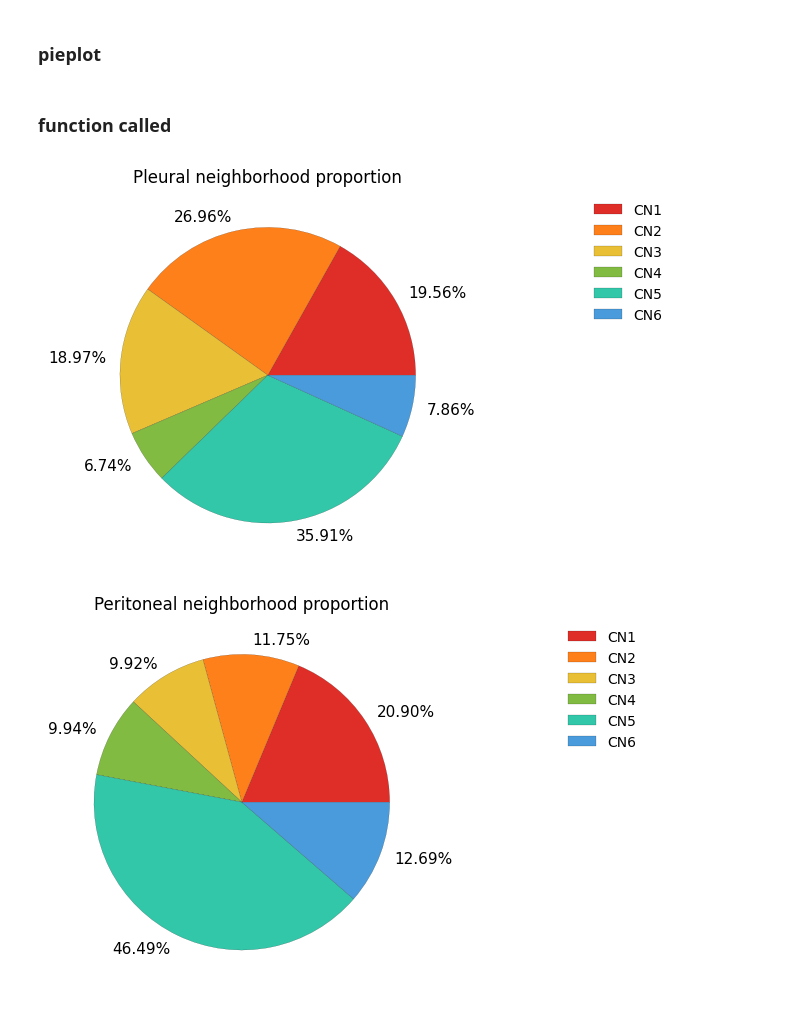
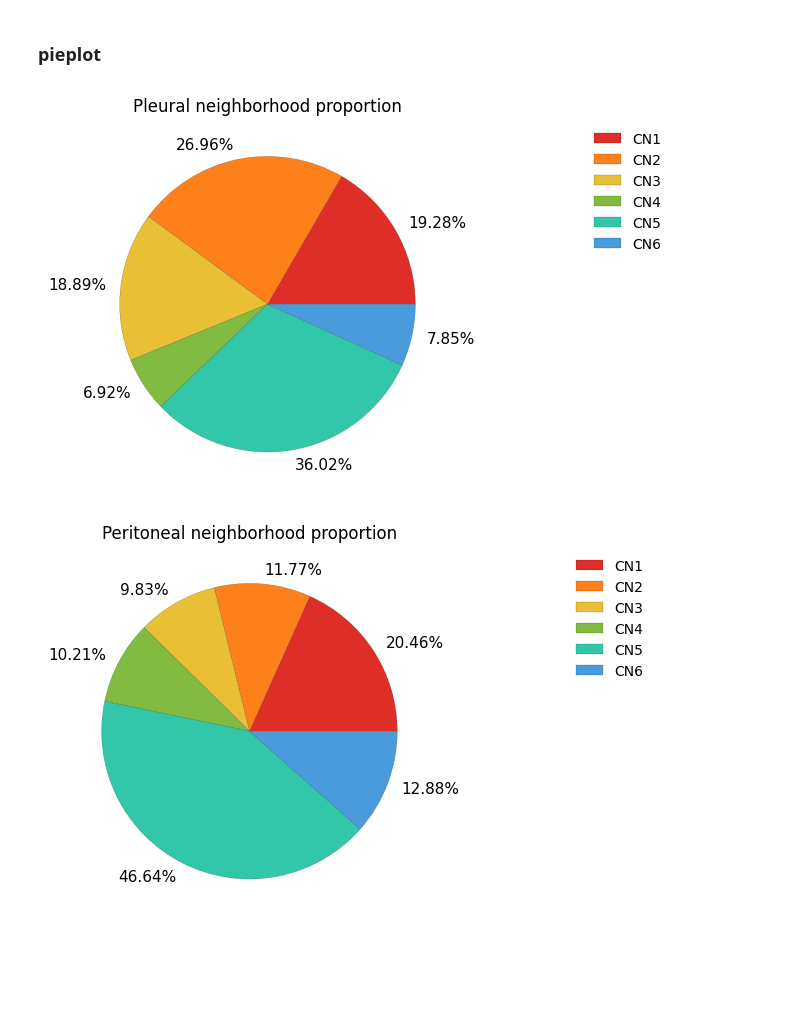
Before and after one commit to osmanbeyoglulab/MesotheliomaSpatialAtlas_analysis, a Jupyter notebook: notebook/Figures_with_Python.ipynb, the cells around one changed output. Saved outputs shown, nothing was run; the diff lists cells and outputs as text; code cells hidden in the pictures; blank space fills up the shorter version.

```diff
--- a/notebook/Figures_with_Python.ipynb
+++ b/notebook/Figures_with_Python.ipynb
@@ -518,5 +579,3 @@ s = clustermap_plot(lfc)
 [figure]
 # %% [markdown]
 ### pieplot
-# %% [markdown]
-### function called
@@ -585,28 +582,26 @@ def PiePlot_CN_byPatient(data1, title, by="Neighborhood", angle=220, nolegend=Fa
 # %%
 ##########################################
-# analysis
+# Please run heatmap to generate df_c
 
-n_neighbor=6
-df = pd.read_csv(f"../data_and_figure/neighborhood/50-{n_neighbor}.csv",  dtype={"MVB": str})
-
+df = df_c
 df.loc[:,'Neighborhood'] = "CN" + (( df.loc[:,'Neighborhood'+str(n_neighbor)].astype("int") + 1).astype(str))
 # df.to_csv ("./cellular_neighborhood_code/output/Distancecutoff/50_6_m.csv")
 
 
 # pieplot
 
 casetype = "Pleural" #"Peritoneal"## ##"Peritoneal" # # # # #
 # casetype = "Peritoneal"
 df_sub = df.loc[ df['CaseType'] == casetype, :]
 title = f"{casetype} neighborhood proportion"
 PiePlot_CN_byPatient(df_sub, title, by="Neighborhood", angle=0, nolegend=False)
 
 #
 casetype = "Peritoneal"
 df_sub = df.loc[ df['CaseType'] == casetype, :]
 title = f"{casetype} neighborhood proportion"
 # PiePlot(df_sub['Neighborhood'].sort_values(), filename, title, save=True)
 PiePlot_CN_byPatient(df_sub, title, by="Neighborhood", angle=0, nolegend=False)
 # %% [output]
 [figure]
-[figure, old version]
+[figure, new version]
```
Also changed, not shown: parts of 2 cells of this notebook.
